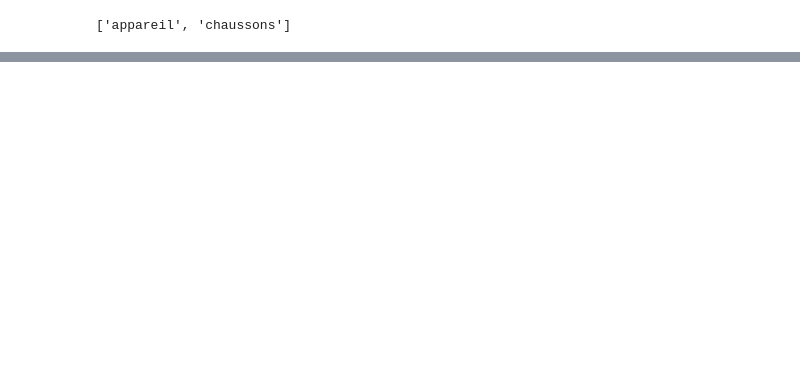
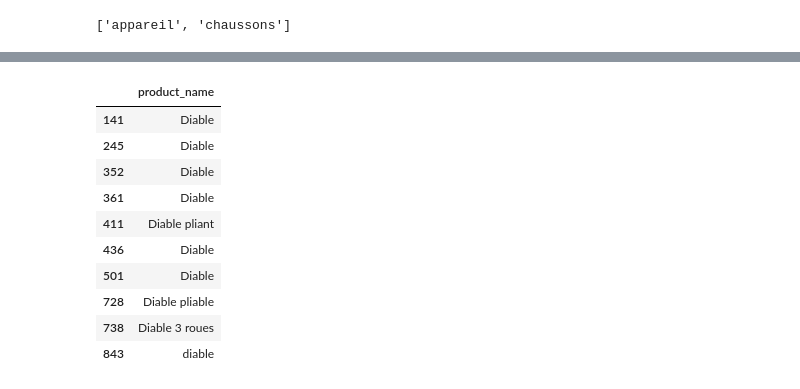
Before and after one commit to NicolasRossignol/Product_categorization, a Jupyter notebook: Product categorization.ipynb, the cells around one changed output, grey strips where cells are left out. Cells and saved outputs as stored; diff of their text form; code cells hidden in the pictures; blank space fills up the shorter version.

```diff
--- a/Product categorization.ipynb
+++ b/Product categorization.ipynb
@@ -78,0 +254,14 @@ doc = 'appareil à chaussons'
+# %%
+data.iloc[np.where(kmeans.labels_==3)].head(10)
+# %% [output]
+|  | product_name |
+| 141 | Diable |
+| 245 | Diable |
+| 352 | Diable |
+| 361 | Diable |
+| 411 | Diable pliant |
+| 436 | Diable |
+| 501 | Diable |
+| 728 | Diable pliable |
+| 738 | Diable 3 roues |
+| 843 | diable |
```
Also changed, not shown: parts of 30 cells of this notebook.
